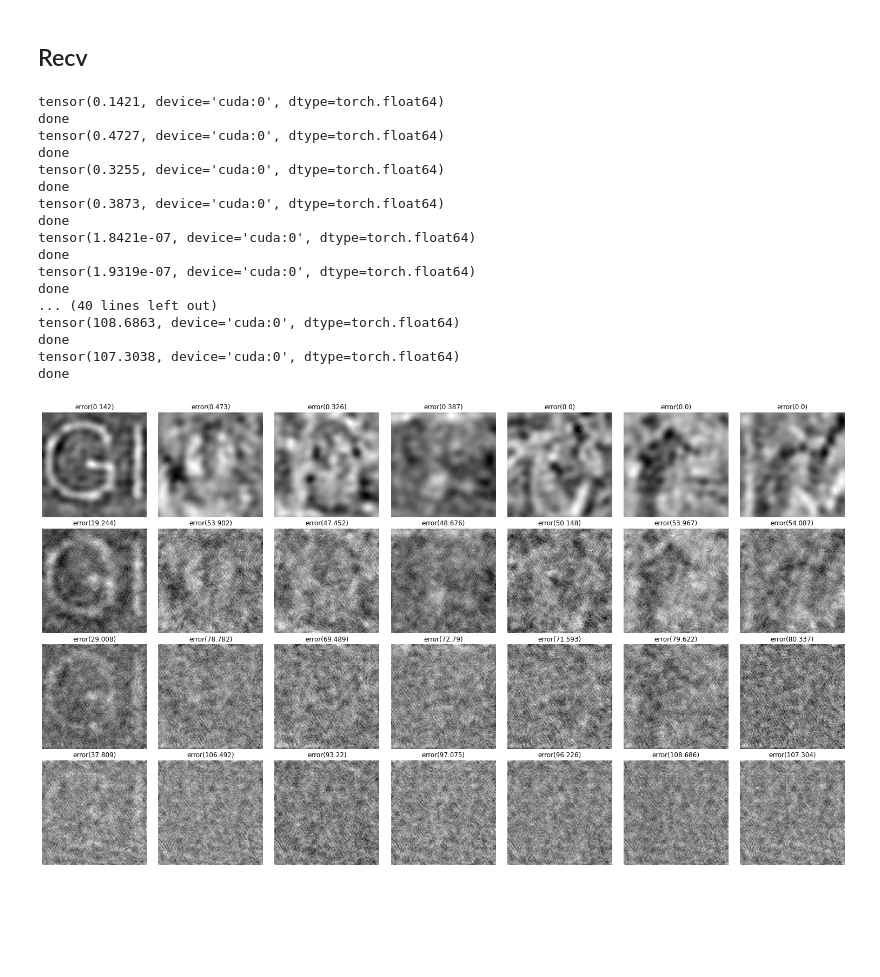
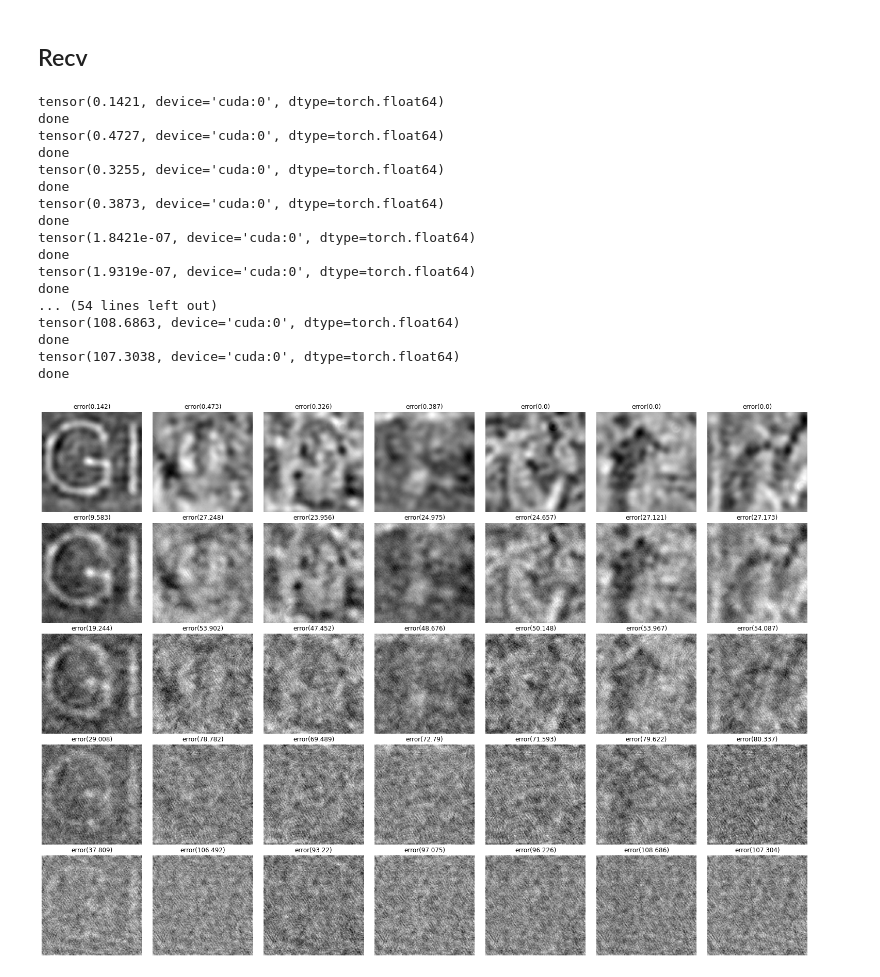
Before and after one commit to yanglebupt/mismatch-solution, a Jupyter notebook: calibration-M.ipynb, the cells around one changed output. Saved outputs shown, nothing was run; the diff lists cells and outputs as text; code cells hidden in the pictures; blank space fills up the shorter version.

Commit message:
modify

```diff
--- a/calibration-M.ipynb
+++ b/calibration-M.ipynb
@@ -22,10 +22,10 @@ M = int(0.1526*N)
 # %%
 A_u = get_mmf_speckle_measure_matrix(25,device,dtype)
 # %%
-nosie_sigma_list = [0,1,1.5,2]
+nosie_sigma_list = [0,0.5,1,1.5,2]
 # %%
 # Data Preparation
-nosie_sigma = 0  # modify here
+nosie_sigma = 0.5  # modify here
 nosie= nosie_sigma > 0
 
 # reconstruction of 7 unknown images
@@ -163,24 +172,25 @@ tensor(1.8421e-07, device='cuda:0', dtype=torch.float64)
 done
 tensor(1.9319e-07, device='cuda:0', dtype=torch.float64)
 done
-... (40 lines left out)
+... (54 lines left out)
 tensor(108.6863, device='cuda:0', dtype=torch.float64)
 done
 tensor(107.3038, device='cuda:0', dtype=torch.float64)
 done
 # %%
-n_nums = len(nosie_sigma_list)
-plt.figure(figsize=(7*3,n_nums*3))
-for i in range(n_nums):
-    for j in range(total):
-        plt.subplot(n_nums,7,j+1+7*i)
+rows = len(nosie_sigma_list)
+columns = len(names)
+plt.figure(figsize=(columns*3,rows*3))
+for i in range(rows):
+    for j in range(columns):
+        plt.subplot(rows,columns,j+1+columns*i)
         recv_img = recv_res[i][j]
         e = error_res[i][j]
         plt.imshow(recv_img.cpu().numpy().reshape((Width,Height)),cmap="gray")
         plt.title("error({})".format(round(e,3)))
         plt.axis("off")
 plt.tight_layout(pad=0.5)
 # plt.show()
-# plt.savefig("{}/calibrationM/recv_res.jpg".format(root))
+plt.savefig("{}/calibrationM/recv_res.jpg".format(root))
 # %% [output]
-[figure, old version]
+[figure, new version]
```
Also changed, not shown: parts of 3 cells of this notebook, 2 other files.
